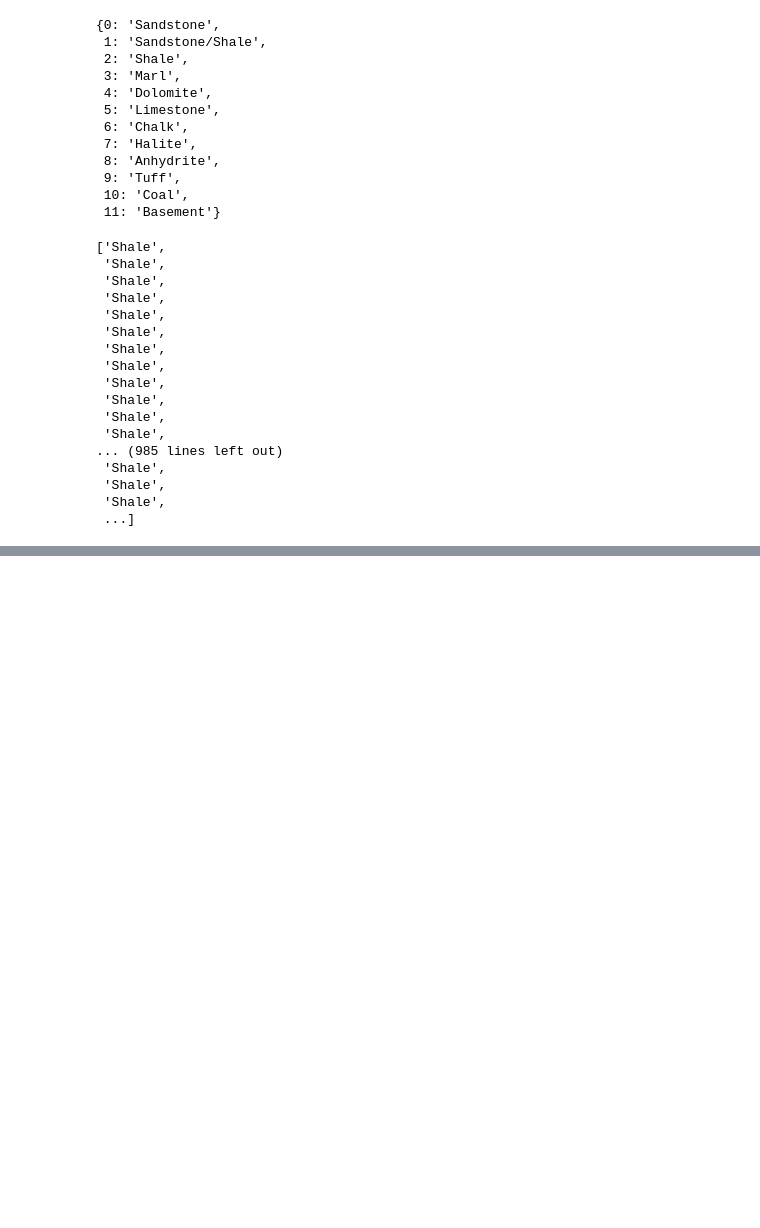
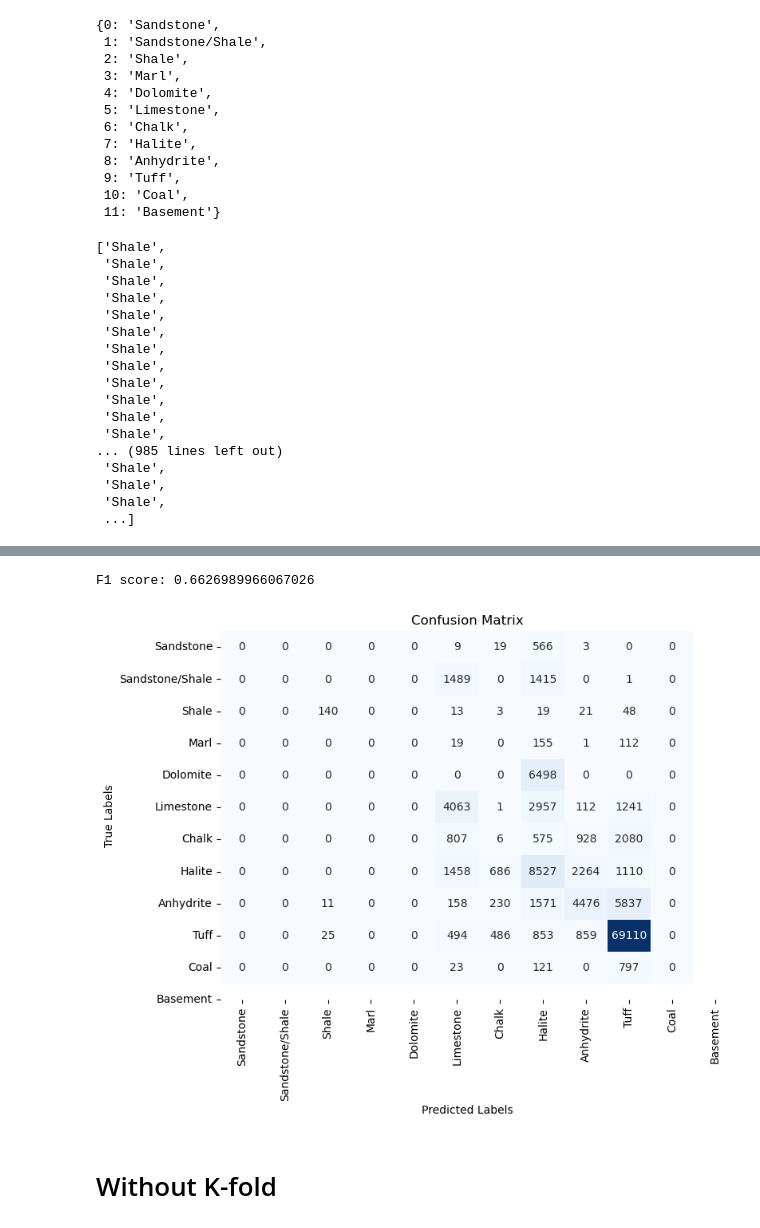
Before and after one commit to hyonbokan/lithology-identification-fl, a Jupyter notebook: XGBoost/xgboost_aug.ipynb, the cells around one changed output, grey strips where cells are left out. Saved outputs shown, nothing was run; the diff lists cells and outputs as text; code cells hidden in the pictures; blank space fills up the shorter version.

```diff
--- a/XGBoost/xgboost_aug.ipynb
+++ b/XGBoost/xgboost_aug.ipynb
@@ -427,5 +385,5 @@ Shape of the datasets AFTER augmentation (122397, 92)
 # %%
-prediction = model.predict(new_test)
+prediction = model.predict(hidden_test)
 prediction
 # %% [output]
 array([2, 2, 2, ..., 2, 2, 2])
@@ -481,0 +442,3 @@ prediction_labels
+# %%
+true_labels = test2['FORCE_2020_LITHOFACIES_LITHOLOGY']
+true_labels
@@ -481,0 +458,3 @@ prediction_labels
+# %%
+true_labels = [lithology_labels[i] for i in true_labels]
+true_labels
@@ -481,0 +479,23 @@ prediction_labels
+# %%
+f1 = f1_score(true_labels, prediction_labels, average='weighted')
+print(f"F1 score: {f1}")
+# %% [output]
+F1 score: 0.6626989966067026
+# %%
+import matplotlib.pyplot as plt
+import seaborn as sns
+from sklearn.metrics import confusion_matrix
+
+# Create a confusion matrix
+conf_matrix = confusion_matrix(true_labels, prediction_labels)
+plt.figure(figsize=(8, 6))
+sns.heatmap(conf_matrix, annot=True, fmt='d', cmap='Blues', cbar=False,
+            xticklabels=lithology_labels.values(), yticklabels=lithology_labels.values())
+plt.xlabel('Predicted Labels')
+plt.ylabel('True Labels')
+plt.title('Confusion Matrix')
+plt.show()
+# %% [output]
+[figure, added]
+# %% [markdown]
+# Without K-fold
```
Also changed, not shown: parts of 13 cells of this notebook, 15 other files.
